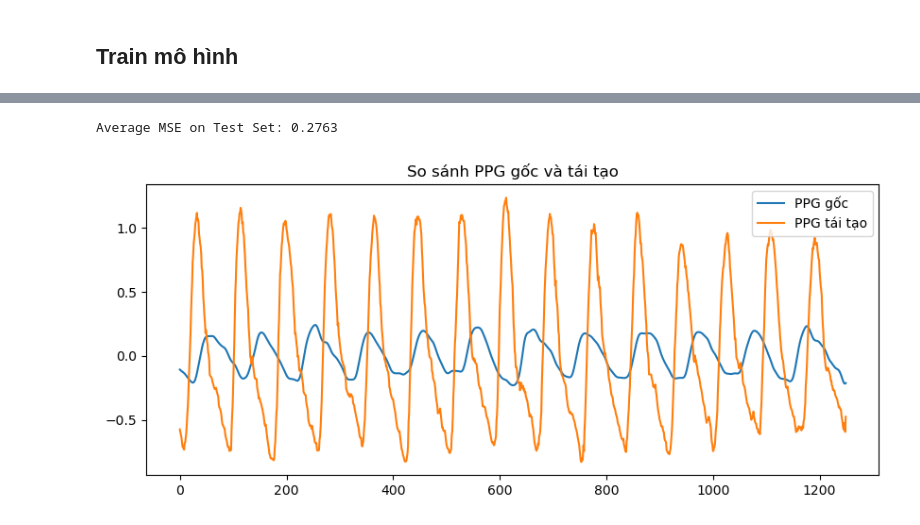
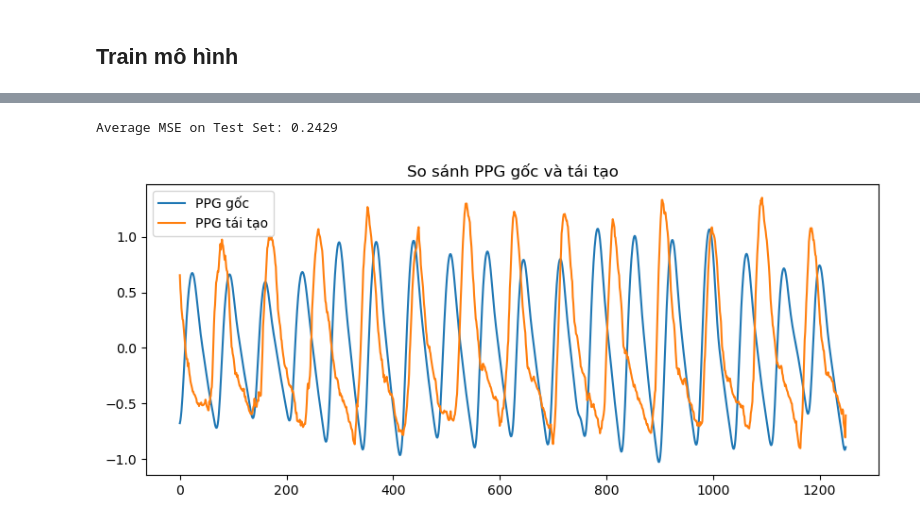
Before and after one commit to phucnguyenhoank/giua_ky_final, a Jupyter notebook: t4.ipynb, the cells around one changed output, grey strips where cells are left out. Saved outputs shown, nothing was run; the diff lists cells and outputs as text; code cells hidden in the pictures.

```diff
--- a/t4.ipynb
+++ b/t4.ipynb
@@ -204,0 +248,22 @@ plt.show()
+# %%
+# Chọn ngẫu nhiên 3 subject
+selected_subj_folders = random.sample(subj_folders, 3)
+for subj_folder in selected_subj_folders:
+
+    # Đọc dữ liệu từ các file đã lưu
+    signals_file = os.path.join(subj_folder, "Signals_filtered.csv")
+    numerics_file = os.path.join(subj_folder, "Numerics_filtered.csv")
+    breaths_file = os.path.join(subj_folder, "Breaths_filtered.csv")
+
+    df_signals = pd.read_csv(signals_file)
+    df_numerics = pd.read_csv(numerics_file)
+    df_breaths = pd.read_csv(breaths_file)
+    print(f"Trực quan hóa dữ liệu cho {subj_folder}")
+    # Vẽ tín hiệu PLETH với breath annotations
+    plot_pleth_with_breaths(df_signals, df_breaths, duration=30)
+
+    # Vẽ biểu đồ HR và RESP
+    plot_hr_resp(df_numerics)
+
+    # Vẽ phổ tần số của tín hiệu PLETH
+    plot_frequency_spectrum(df_signals, duration=30)
@@ -499,7 +733,7 @@ test_kl_losses = []
 beta_history = []
 
 num_epochs = 500
-warmup_epochs = 10      # Epoch warm-up (beta = 0)
+warmup_epochs = 20      # Epoch warm-up (beta = 0)
 anneal_duration = 40    # Số epoch tăng beta từ 0 đến 1 sau warm-up
 patience = 50
 no_improve = 0
@@ -897,35 +965,25 @@ plt.show()
 # %%
 # Đánh giá trên tập test (MSE trung bình)
 cvae_loaded.eval()
 total_mse = 0
 with torch.no_grad():
     for x, condition in test_loader:
         x_recon, _, _ = cvae_loaded(x, condition)
         mse = F.mse_loss(x_recon, x, reduction='mean')
         total_mse += mse.item()
 avg_mse = total_mse / len(test_loader)
 print(f"Average MSE on Test Set: {avg_mse:.4f}")
 
 # So sánh PPG gốc và tái tạo
 plt.figure(figsize=(10, 4))
-plt.plot(X_test[0], label='PPG gốc')
-plt.plot(x_recon[0].numpy(), label='PPG tái tạo')
+plt.plot(X_test[3], label='PPG gốc')
+plt.plot(x_recon[3].numpy(), label='PPG tái tạo')
 plt.legend()
 plt.title("So sánh PPG gốc và tái tạo")
 plt.show()
-
-# # Tạo PPG với HR tăng dần
-# hr_values = [60, 80, 100, 120]
-# for hr in hr_values:
-#     condition = torch.FloatTensor([[hr, 15]])  # RESP cố định
-#     ppg_gen = cvae.decoder(torch.randn(1, 32), condition)
-#     plt.plot(ppg_gen[0].detach().numpy(), label=f'HR={hr}')
-# plt.legend()
-# plt.title("PPG tạo sinh với HR thay đổi")
-# plt.show()
 # %% [output]
-Average MSE on Test Set: 0.2763
+Average MSE on Test Set: 0.2429
-[figure, old version]
+[figure, new version]
 # %%
 import matplotlib.pyplot as plt
 import torch
```
Also changed, not shown: parts of 13 cells of this notebook, 1 other file.
